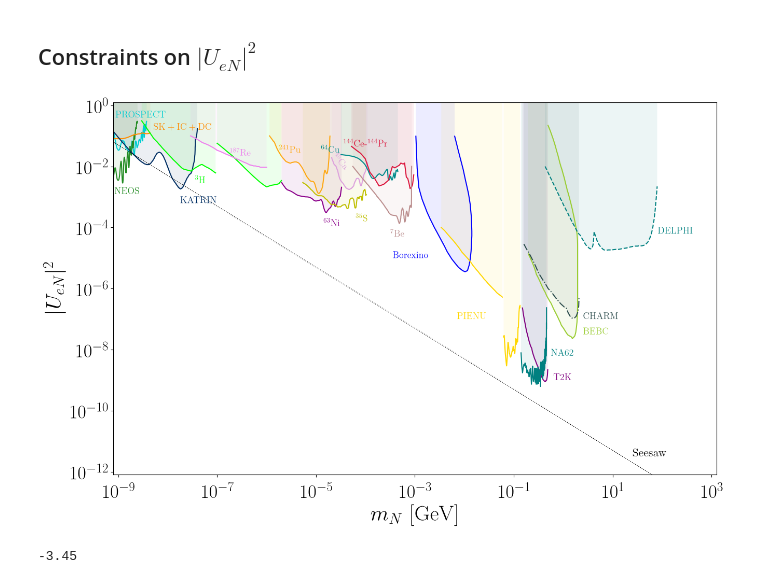
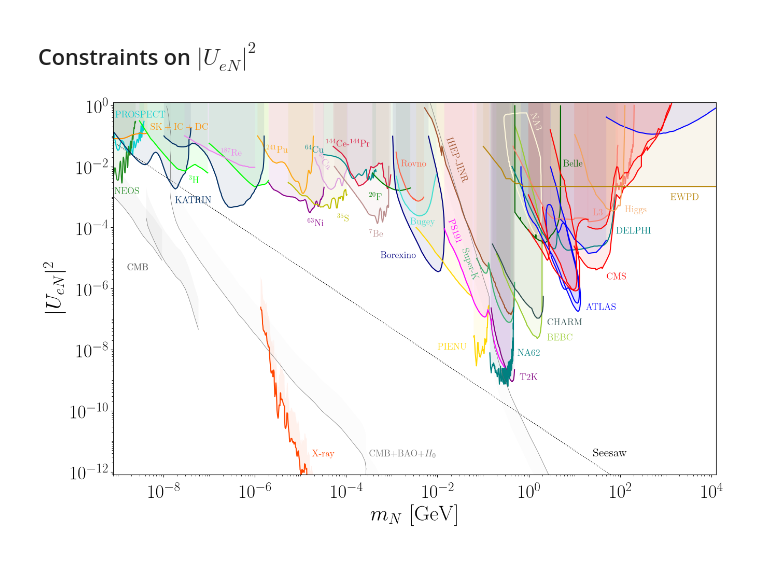
Before and after one commit to PatrickBolton/SterileNeutrinoConstraints, a Jupyter notebook: 0_electron_mixing.ipynb, the cells around one changed output. Saved outputs shown, nothing was run; the diff lists cells and outputs as text; code cells hidden in the pictures.

Commit message:
Added first future constraints

```diff
--- a/0_electron_mixing.ipynb
+++ b/0_electron_mixing.ipynb
@@ -124,10 +287,5 @@ constraints = oscillation | beta_decay | solar_neutrino | peak_search| beam_dump
 # %%
-HNL.plot(m_min=10**(-9.1), m_max=10**(3.1), U_min=10**(-12.1), U_max=10**(0.1),
-         lim_type = 'current', constraints=constraints,
+HNL.plot(lim_type = 'current', current_constraints=constraints,
          title = 'UeNsq', ylabel = r'$|U_{eN}|^2$', svfg = True);
 # %% [output]
-[figure, old version]
+[figure, new version]
-# %%
-5.55-9
-# %% [output]
--3.45
```
Also changed, not shown: parts of 4 cells of this notebook, 6 other files.
